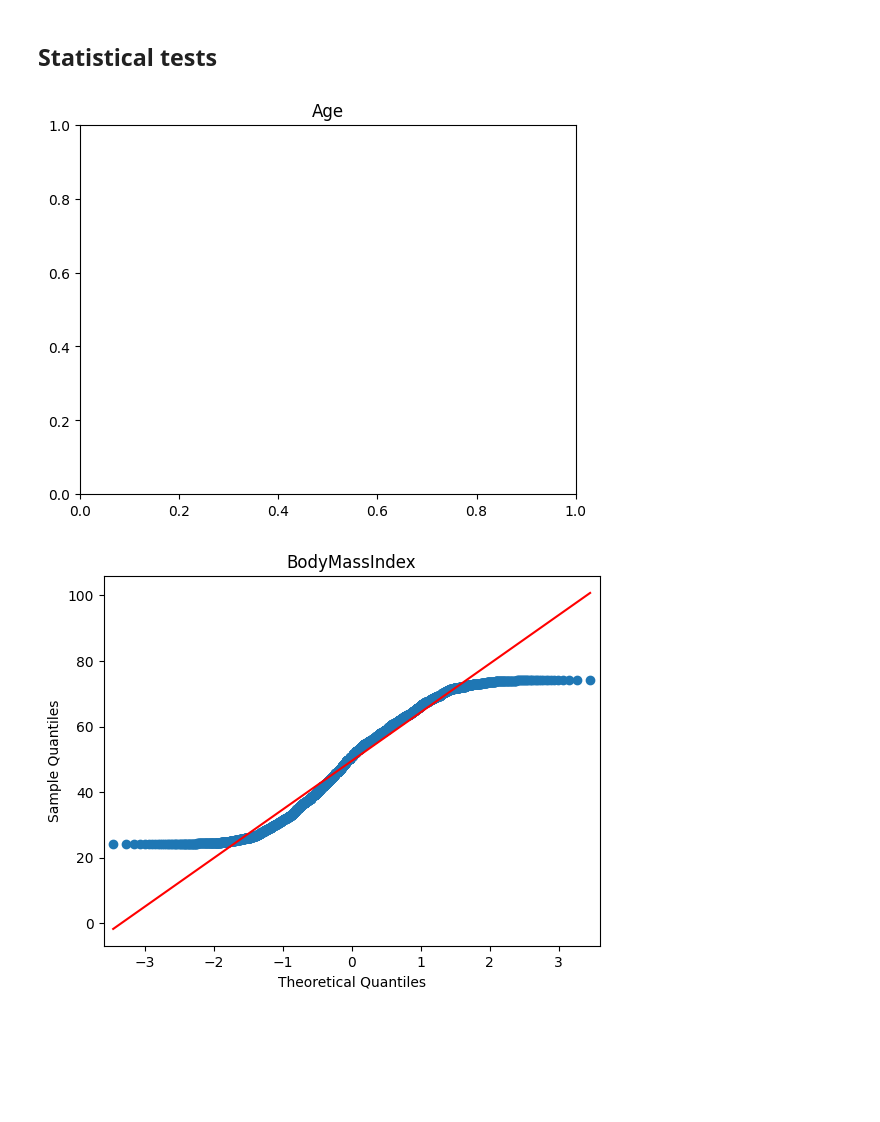
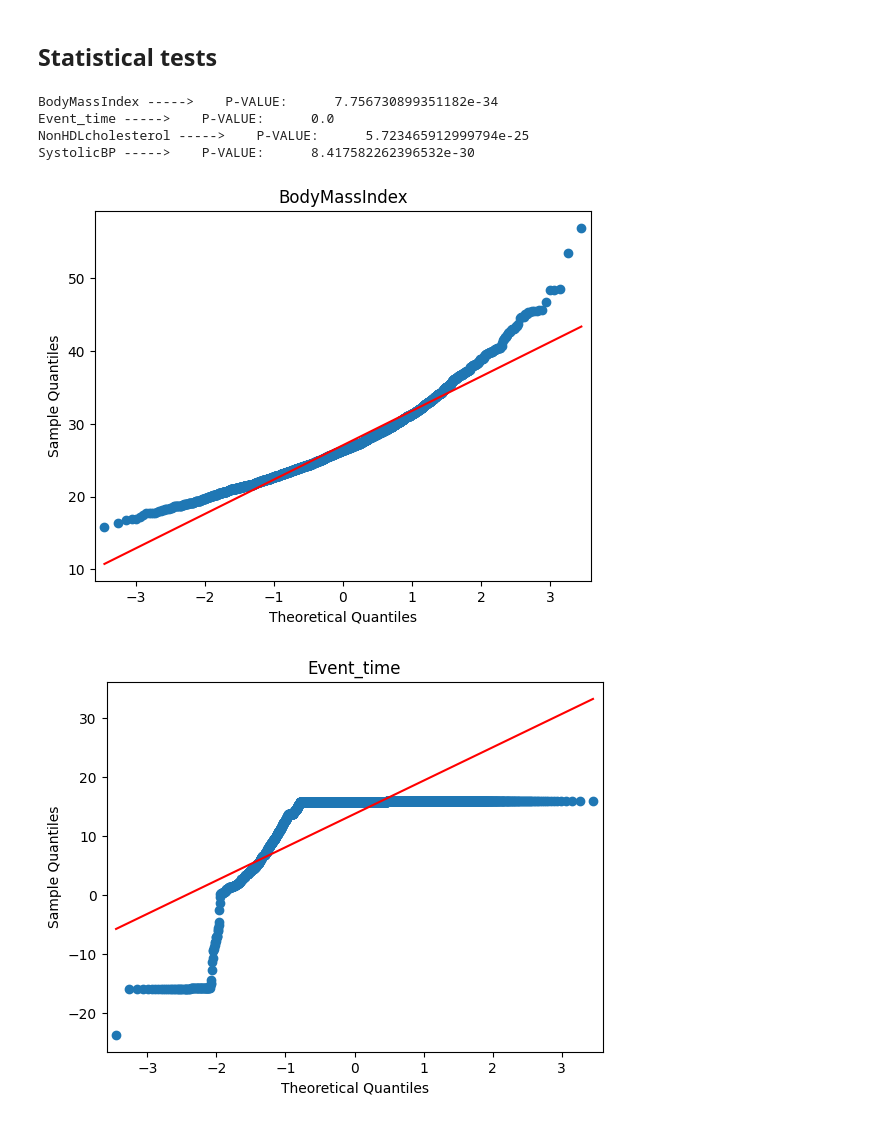
Before and after one commit to ruigomesbioinf/sib_dream_challenge, a Jupyter notebook: src/fase1.ipynb, the cells around one changed output. Cells and saved outputs as stored; diff of their text form; code cells hidden in the pictures; blank space fills up the shorter version.

```diff
--- a/src/fase1.ipynb
+++ b/src/fase1.ipynb
@@ -354,14 +354,23 @@ taxtable_df.describe()
 ## Statistical tests
 # %%
 from statsmodels.graphics.gofplots import qqplot
-from scipy.stats import norm
+from scipy.stats import norm, shapiro
 import matplotlib.pyplot as plt
 
-for col in pheno_train_df.columns[1:]:
+
+
+columns_to_plot = pheno_train_df.columns.difference(["Sample_ID", "Sex", "Age", "Event", "Smoking", "BPTreatment", "PrevalentDiabetes", "PrevalentCHD", "PrevalentHFAIL"])
+
+for col in columns_to_plot:
     data = pheno_train_df[col]
 
+    fig = qqplot(data, dist=norm, line="s")
     plt.title(col)
-    qqplot(data, dist=norm, line="s")
+    print(f"{col} ----->    P-VALUE:      {shapiro(pheno_train_df[col]).pvalue}")
 # %% [output]
+BodyMassIndex ----->    P-VALUE:      7.756730899351182e-34
+Event_time ----->    P-VALUE:      0.0
+NonHDLcholesterol ----->    P-VALUE:      5.723465912999794e-25
+SystolicBP ----->    P-VALUE:      8.417582262396532e-30
-[figure, old version]
+[figure, new version]
-[figure, old version]
+[figure, new version]
```
Also changed, not shown: parts of 3 cells of this notebook.
